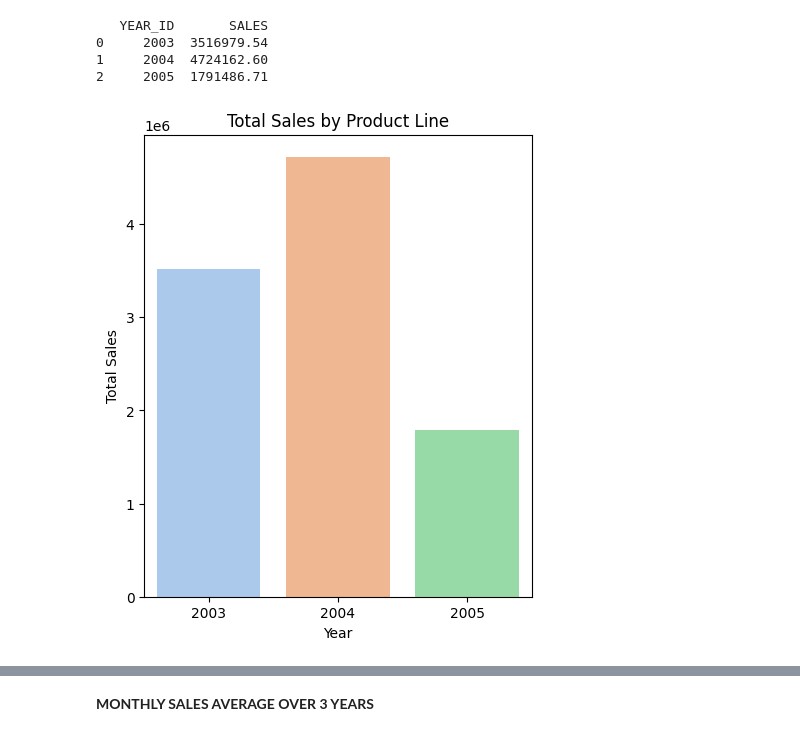
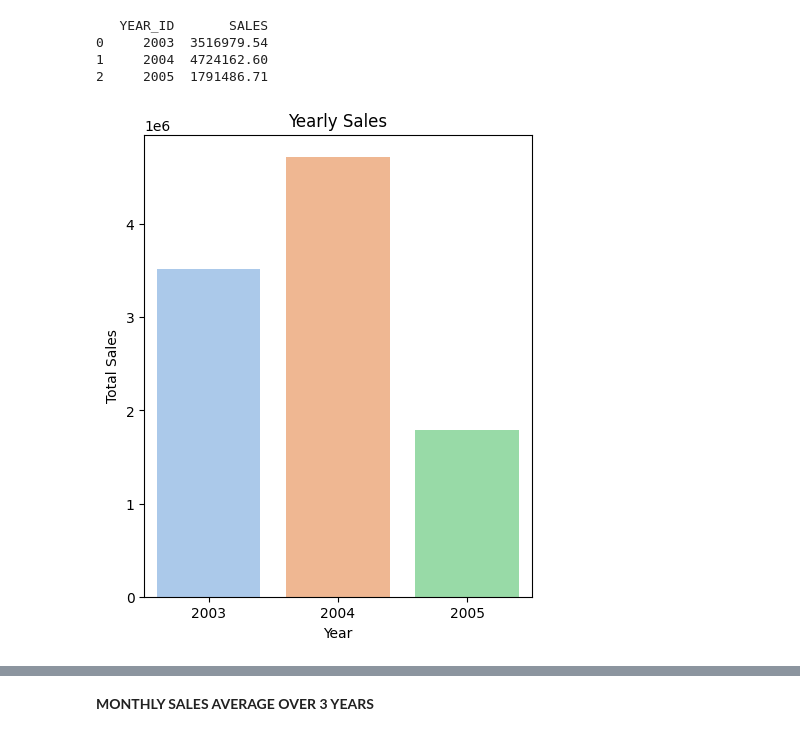
Before and after one commit to snehamhr/Sales-Data-Analysis--Sample-Data-sales_data_sample.csv-, a Jupyter notebook: sales-data-analysis.ipynb, the cells around one changed output, grey strips where cells are left out. Cells and saved outputs as stored; diff of their text form; code cells hidden in the pictures.

```diff
--- a/sales-data-analysis.ipynb
+++ b/sales-data-analysis.ipynb
@@ -165,10 +165,10 @@ print(yearly_sales)
 # %%
 plt.figure(figsize=(5,6))
 sns.barplot(y="SALES", x="YEAR_ID", data=yearly_sales.sort_values(by="SALES", ascending=False), palette="pastel")
 
-plt.title("Total Sales by Product Line")
+plt.title("Yearly Sales")
 plt.ylabel("Total Sales")
 plt.xlabel("Year")
 plt.show()
 # %% [output]
-[figure, old version]
+[figure, new version]
```
Also changed, not shown: parts of 7 cells of this notebook.
